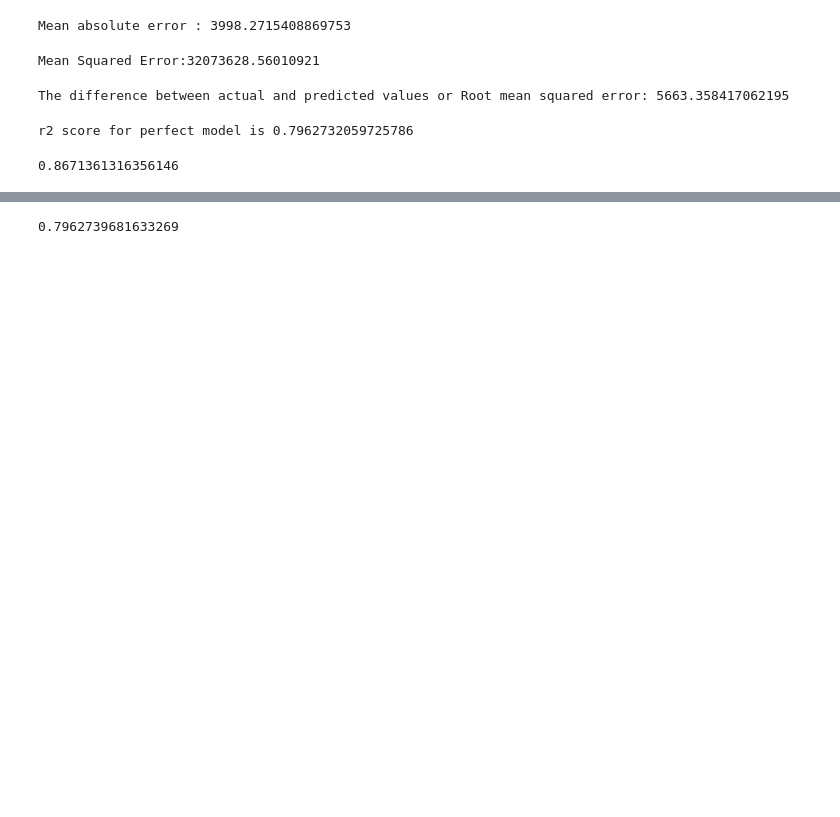
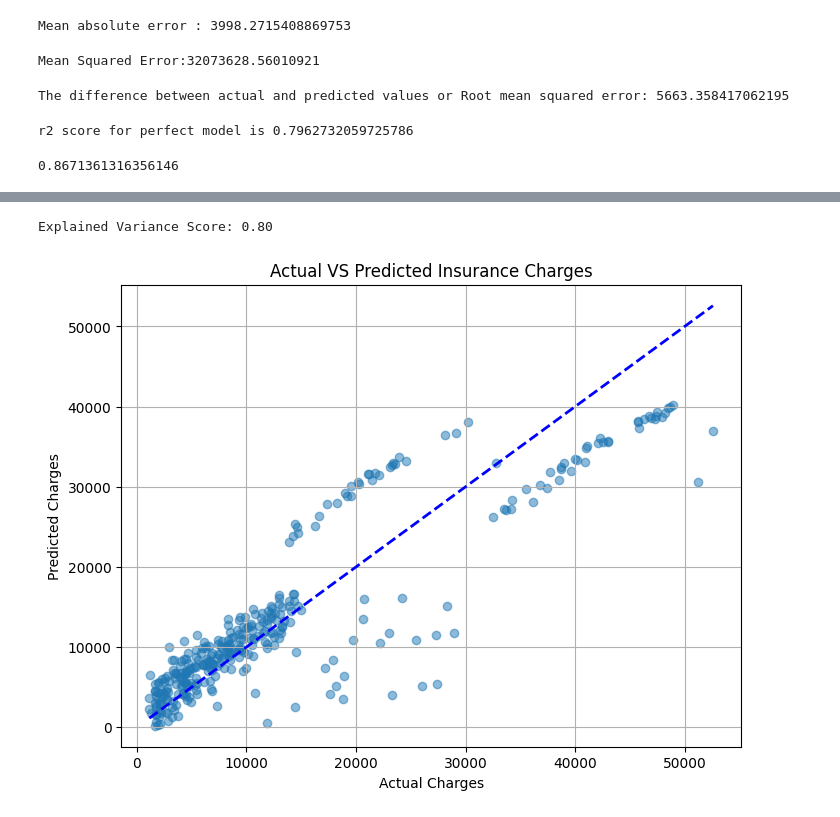
Before and after one commit to SoheliPaul/Machine-Learning, a Jupyter notebook: Lab6_2348561.ipynb, the cells around one changed output, grey strips where cells are left out. Cells and saved outputs as stored; diff of their text form; code cells hidden in the pictures; blank space fills up the shorter version.

```diff
--- a/Lab6_2348561.ipynb
+++ b/Lab6_2348561.ipynb
@@ -177,6 +192,18 @@ Notes:
 42064626378.18331
 # %%
 from sklearn.metrics import explained_variance_score
-explained_variance_score(y_test, y_pred)
+explained_var=explained_variance_score(y_test, y_pred)
+print(f"Explained Variance Score: {explained_var:.2f}")
 # %% [output]
-0.7962739681633269
+Explained Variance Score: 0.80
+# %%
+plt.figure(figsize=(8,6))
+plt.scatter(y_test,y_pred,alpha=0.5)
+plt.title('Actual VS Predicted Insurance Charges')
+plt.xlabel('Actual Charges')
+plt.ylabel('Predicted Charges')
+plt.grid(True)
+plt.plot([y_test.min(),y_test.max()],[y_test.min(),y_test.max()],linestyle='--',color='blue',linewidth=2)
+plt.show()
+# %% [output]
+[figure, added]
```
Also changed, not shown: parts of 2 cells of this notebook.
